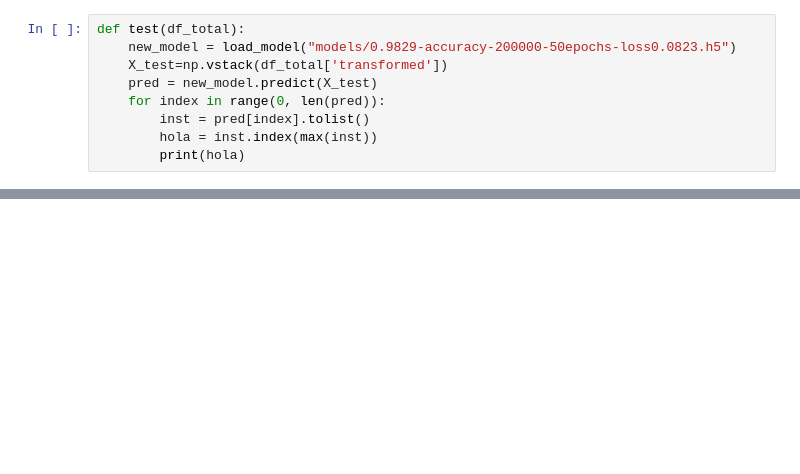
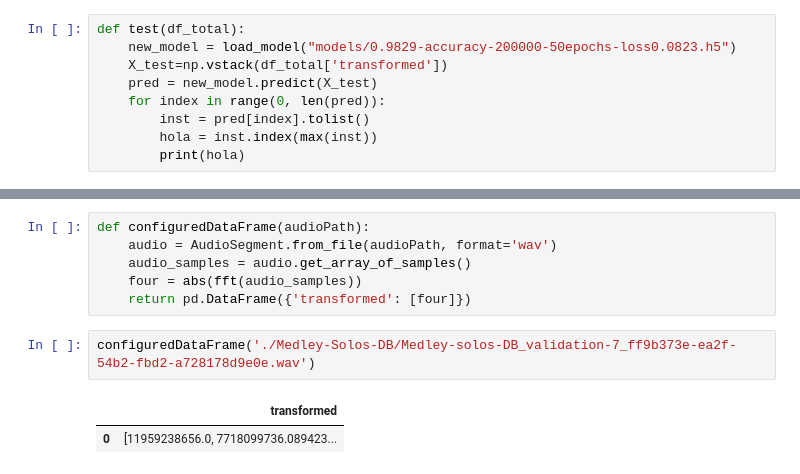
Before and after one commit to AnaMA96/FINAL-PROJECT, a Jupyter notebook: Pruebas con samples para comprobar predicción-Copy1.ipynb, the cells around one changed output, grey strips where cells are left out. Saved outputs shown, nothing was run; the diff lists cells and outputs as text; blank space fills up the shorter version.

```diff
--- a/Pruebas con samples para comprobar predicción-Copy1.ipynb
+++ b/Pruebas con samples para comprobar predicción-Copy1.ipynb
@@ -112,0 +113,11 @@ WARNING:tensorflow:11 out of the last 11 calls to <function Model.make_predict_f
+# %%
+def configuredDataFrame(audioPath):
+    audio = AudioSegment.from_file(audioPath, format='wav')
+    audio_samples = audio.get_array_of_samples()
+    four = abs(fft(audio_samples))
+    return pd.DataFrame({'transformed': [four]})
+# %%
+configuredDataFrame('./Medley-Solos-DB/Medley-solos-DB_validation-7_ff9b373e-ea2f-54b2-fbd2-a728178d9e0e.wav')
+# %% [output]
+|  | transformed |
+| 0 | [11959238656.0, 7718099736.089423... |
```
Also changed, not shown: parts of 5 cells of this notebook, 17 other files.
